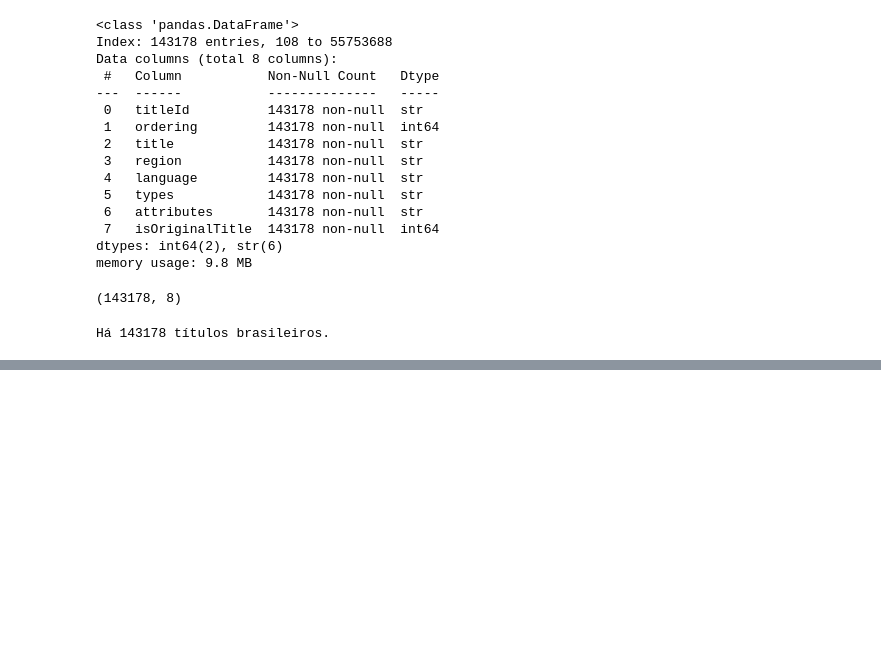
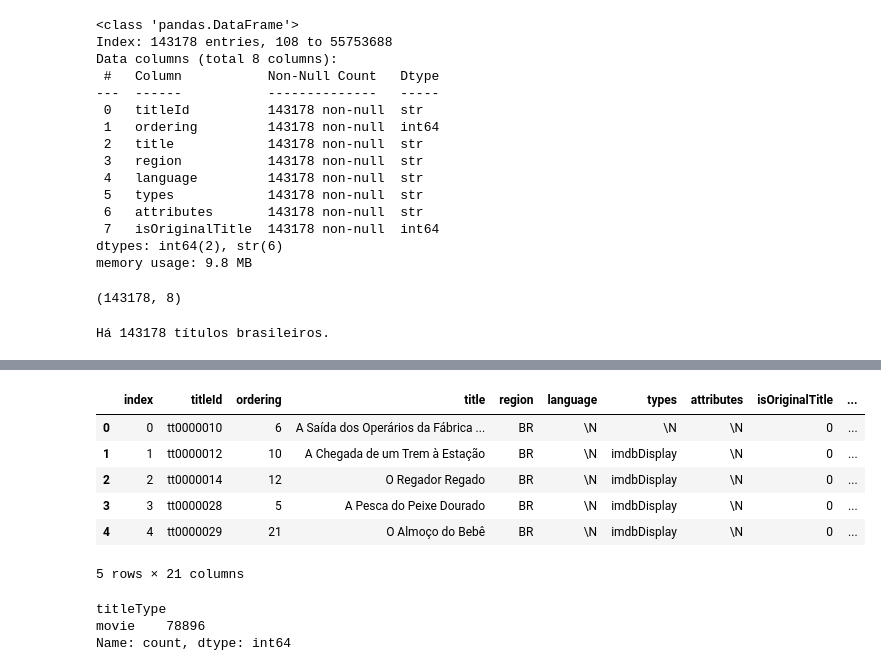
Before and after one commit to jo4o-gust4vo/workspace, a Jupyter notebook: projects/IMDb_Analyst/notebooks/exploracao_de_dados.ipynb, the cells around one changed output, grey strips where cells are left out. Drawn from its saved outputs; the diff is of its cells as text; code cells hidden in the pictures; blank space fills up the shorter version.

```diff
--- a/projects/IMDb_Analyst/notebooks/exploracao_de_dados.ipynb
+++ b/projects/IMDb_Analyst/notebooks/exploracao_de_dados.ipynb
@@ -85,0 +140,18 @@ df_titles_basic.head()
+# %%
+df_brasil_movies = df_title_brasil_basic.merge(df_titles_ratings, how='left', left_on='titleId', right_on='tconst')
+df_brasil_movies.head()
+# %% [output]
+|  | index | titleId | ordering | title | region | language | types | attributes | isOriginalTitle | ... |
+| 0 | 0 | tt0000010 | 6 | A Saída dos Operários da Fábrica ... | BR | \N | \N | \N | 0 | ... |
+| 1 | 1 | tt0000012 | 10 | A Chegada de um Trem à Estação | BR | \N | imdbDisplay | \N | 0 | ... |
+| 2 | 2 | tt0000014 | 12 | O Regador Regado | BR | \N | imdbDisplay | \N | 0 | ... |
+| 3 | 3 | tt0000028 | 5 | A Pesca do Peixe Dourado | BR | \N | imdbDisplay | \N | 0 | ... |
+| 4 | 4 | tt0000029 | 21 | O Almoço do Bebê | BR | \N | imdbDisplay | \N | 0 | ... |
+5 rows × 21 columns
+# %%
+df_brasil_movies = df_brasil_movies[df_brasil_movies.titleType == 'movie']
+df_brasil_movies.titleType.value_counts()
+# %% [output]
+titleType
+movie    78896
+Name: count, dtype: int64
```
Also changed, not shown: parts of 8 cells of this notebook.
